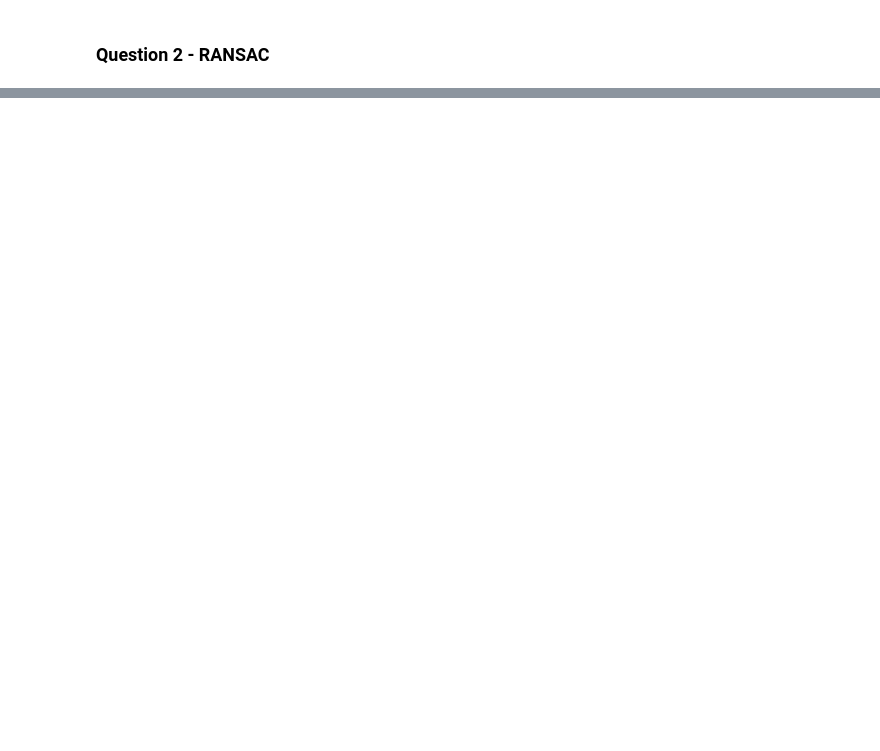
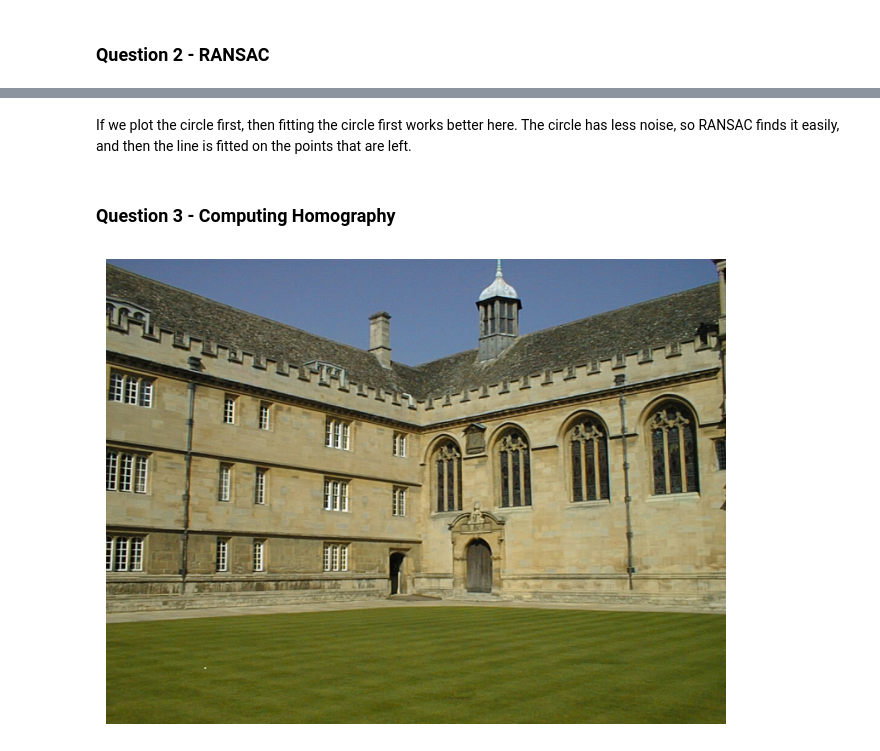
Before and after one commit to SenudaHR/EN3160-Image-Processing-Machine-Vision, a Jupyter notebook: Assignment 2/230548R.ipynb, the cells around one changed output, grey strips where cells are left out. Saved outputs shown, nothing was run; the diff lists cells and outputs as text; code cells hidden in the pictures; blank space fills up the shorter version.

```diff
--- a/Assignment 2/230548R.ipynb
+++ b/Assignment 2/230548R.ipynb
@@ -99,0 +259,16 @@ plt.show()
+# %% [markdown]
+If we plot the circle  first, then  fitting the circle first works better here. The circle has less noise, so RANSAC finds it easily, and then the line is fitted on the points that are left.
+# %% [markdown]
+### Question 3 - Computing Homography
+# %%
+import matplotlib.pyplot as plt
+import cv2 as cv
+
+image = cv.imread('wadham.jpg', cv.IMREAD_COLOR)
+
+fig,ax = plt.subplots(figsize=(8, 8))
+ax.imshow(cv.cvtColor(image, cv.COLOR_BGR2RGB))
+ax.set_axis_off()
+plt.show()
+# %% [output]
+[figure, added]
```
Also changed, not shown: parts of 6 cells of this notebook.
